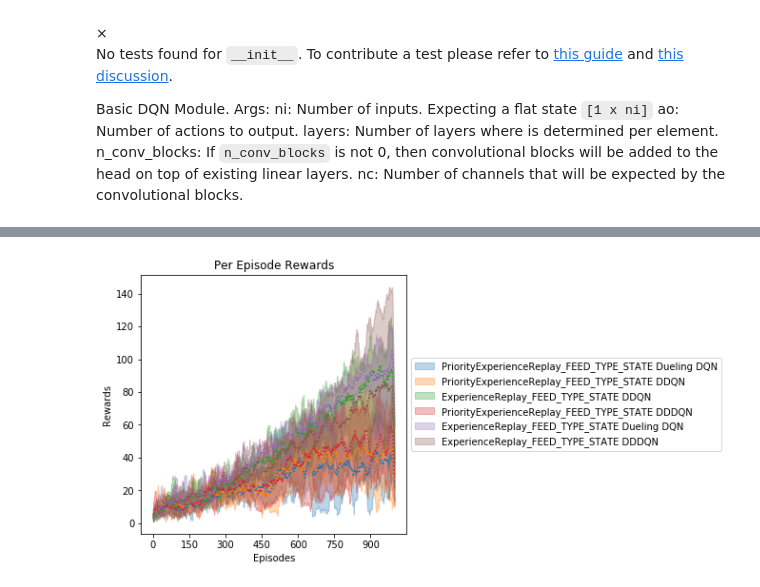
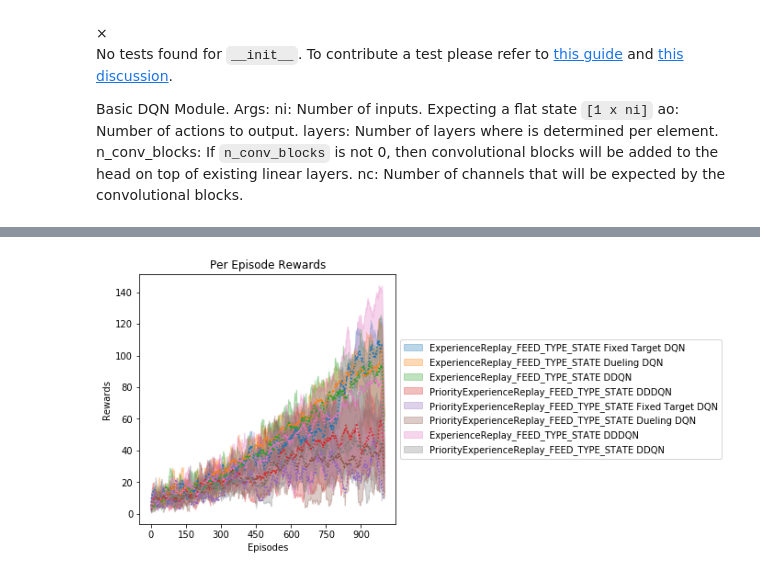
Before and after one commit to josiahls/fast-reinforcement-learning, a Jupyter notebook: docs_src/rl.agents.dddqn.ipynb, the cells around one changed output, grey strips where cells are left out. Drawn from its saved outputs; the diff is of its cells as text; code cells hidden in the pictures.

```diff
--- a/docs_src/rl.agents.dddqn.ipynb
+++ b/docs_src/rl.agents.dddqn.ipynb
@@ -73,11 +69,11 @@ group_interp.analysis
 # %%
-model_dirs = ['data/lunarlander_dueling dqn','data/lunarlander_ddqn', 'data/lunarlander_dddqn']
+model_dirs = ['data/lunarlander_fixed target dqn','data/lunarlander_dddqn','data/lunarlander_dueling dqn','data/lunarlander_ddqn', ]
 group_interp_2 = GroupAgentInterpretation()
 for model_dir in model_dirs:
     for file in os.listdir(model_dir):
         file = file.replace('.pickle', '')
         group_interp_2.add_interpretation(GroupAgentInterpretation.from_pickle(model_dir, file))
 group_interp_2.plot_reward_bounds(per_episode=True,show_average=True, hide_edges=True, smooth_groups=20)
 group_interp.add_interpretation(group_interp_2)
 # %% [output]
-[figure, old version]
+[figure, new version]
```
Also changed, not shown: parts of 3 cells of this notebook, 16 other files.
